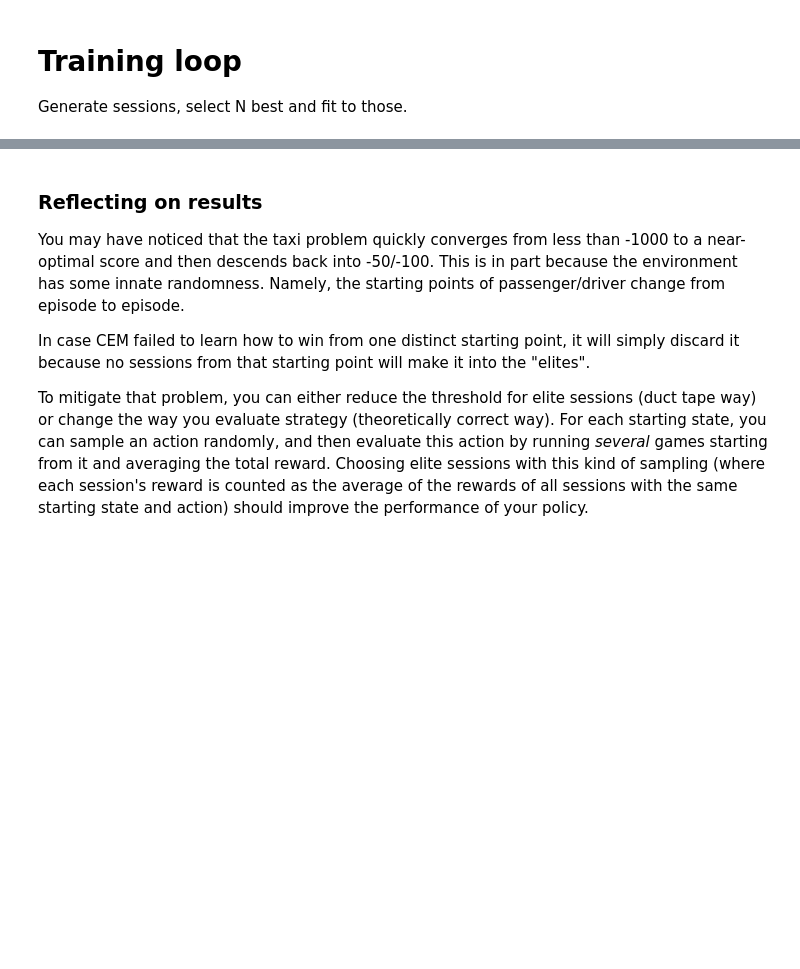
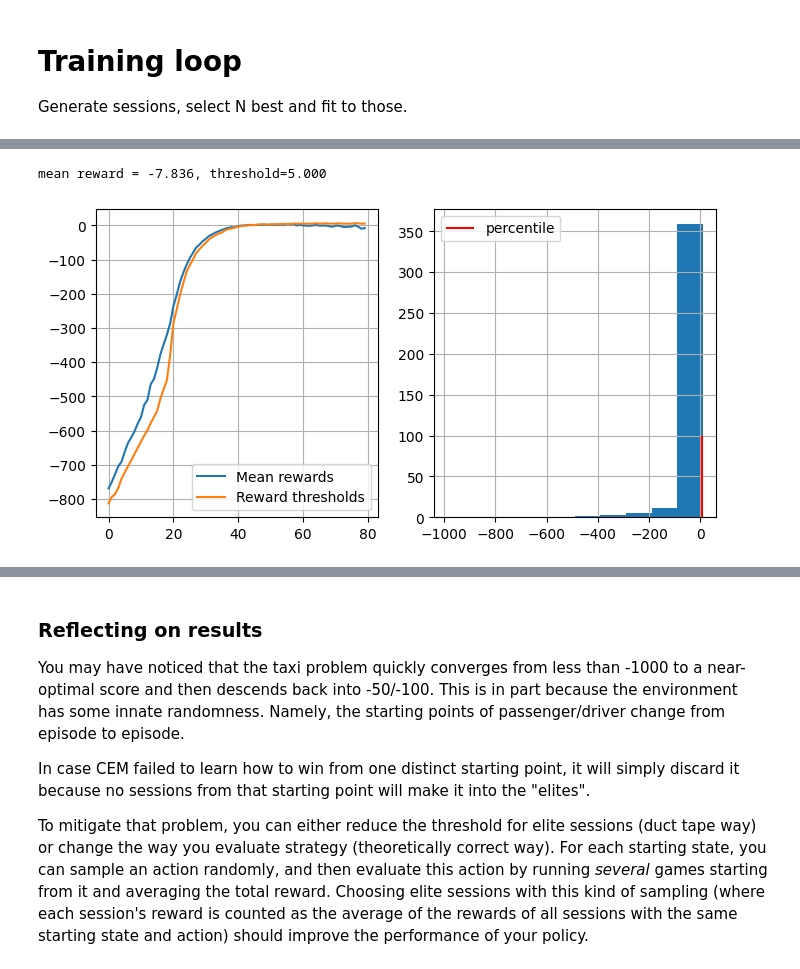
Before and after one commit to GorbatovNik/Practical_RL, a Jupyter notebook: week01_intro/crossentropy_method.ipynb, the cells around one changed output, grey strips where cells are left out. Saved outputs shown, nothing was run; the diff lists cells and outputs as text; code cells hidden in the pictures; blank space fills up the shorter version.

```diff
--- a/week01_intro/crossentropy_method.ipynb
+++ b/week01_intro/crossentropy_method.ipynb
@@ -312,0 +343,24 @@ mean reward = -17.580, threshold=5.000
+# %%
+policy = initialize_policy(n_states, n_actions)
+n_sessions = 450  # sample this many sessions
+percentile = 30  # discard this percentage of sessions with lowest rewards
+learning_rate = 0.5  # how quickly the policy is updated, on a scale from 0 to 1
+
+log = []
+
+for i in range(0, 80):
+    %time sessions = [ generate_session(env, policy, t_max=10**3) for _ in range(n_sessions)]
+
+    states_batch, actions_batch, rewards_batch = zip(*sessions)
+
+    elite_states, elite_actions = select_elites(states_batch, actions_batch, rewards_batch, percentile)
+
+    new_policy = get_new_policy(elite_states, elite_actions)
+    assert np.allclose(new_policy.sum(axis=1), np.ones(n_states, dtype=np.float32))
+    policy = learning_rate * new_policy + (1 - learning_rate) * policy
+    assert np.allclose(policy.sum(axis=1), np.ones(n_states, dtype=np.float32))
+    # display results on chart
+    show_progress(rewards_batch, log, percentile)
+# %% [output]
+mean reward = -7.836, threshold=5.000
+[figure, added]
```
Also changed, not shown: parts of 7 cells of this notebook.
